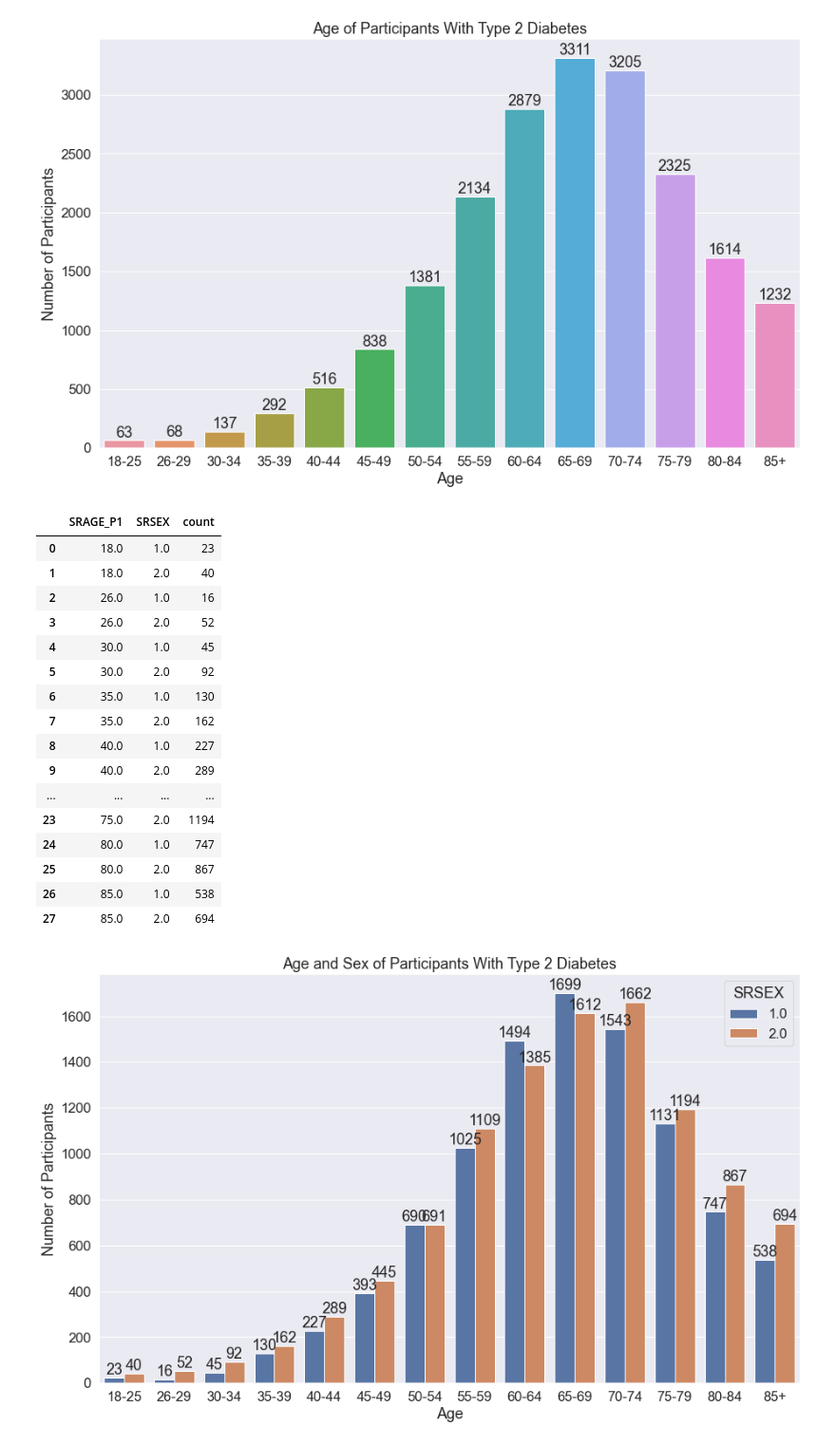
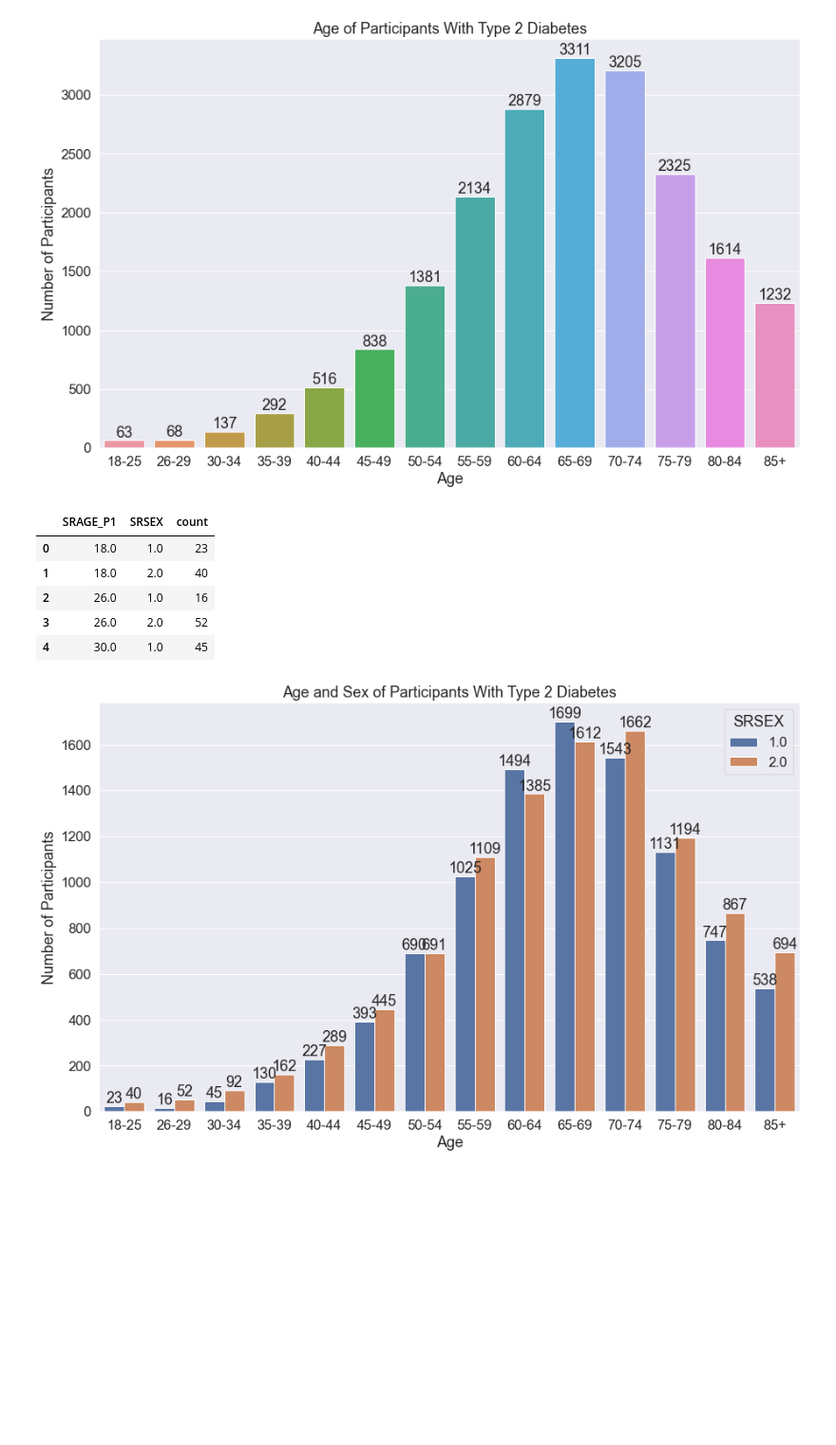
Before and after one commit to GitHubkhim/STATS170_Project, a Jupyter notebook: exploration.ipynb, the cells around one changed output. Shown at 95% size. Cells and saved outputs as stored; diff of their text form; code cells hidden in the pictures; blank space fills up the shorter version.

```diff
--- a/exploration.ipynb
+++ b/exploration.ipynb
@@ -213,25 +236,14 @@ plt.show()
 [figure]
 # %%
 age_sex_df = combinedchis[combinedchis["T2D"] == 1].groupby(["SRAGE_P1", "SRSEX"])["T2D"].count().reset_index(name="count")
-age_sex_df
+age_sex_df.head()
 # %% [output]
 |  | SRAGE_P1 | SRSEX | count |
 | 0 | 18.0 | 1.0 | 23 |
 | 1 | 18.0 | 2.0 | 40 |
 | 2 | 26.0 | 1.0 | 16 |
 | 3 | 26.0 | 2.0 | 52 |
 | 4 | 30.0 | 1.0 | 45 |
-| 5 | 30.0 | 2.0 | 92 |
-| 6 | 35.0 | 1.0 | 130 |
-| 7 | 35.0 | 2.0 | 162 |
-| 8 | 40.0 | 1.0 | 227 |
-| 9 | 40.0 | 2.0 | 289 |
-| ... | ... | ... | ... |
-| 23 | 75.0 | 2.0 | 1194 |
-| 24 | 80.0 | 1.0 | 747 |
-| 25 | 80.0 | 2.0 | 867 |
-| 26 | 85.0 | 1.0 | 538 |
-| 27 | 85.0 | 2.0 | 694 |
 # %%
 plt.figure(figsize=(15, 9))
 g = sns.barplot(x="SRAGE_P1", y="count", hue="SRSEX", data=age_sex_df)
```
Also changed, not shown: parts of 5 cells of this notebook, 8 other files.
